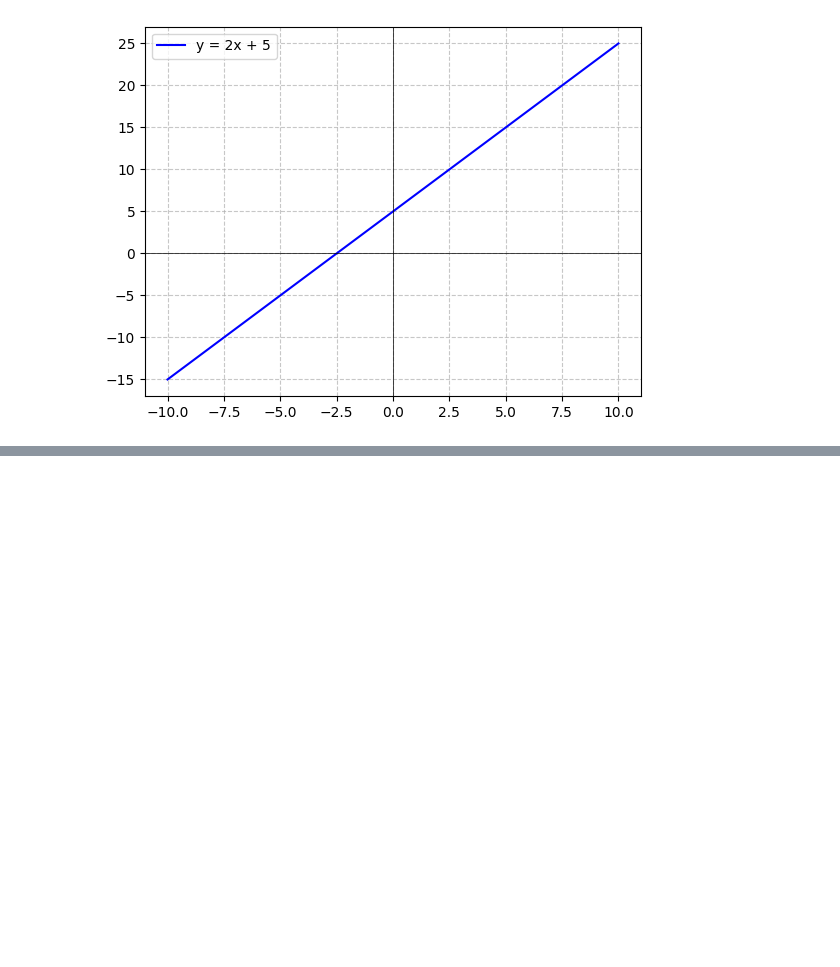
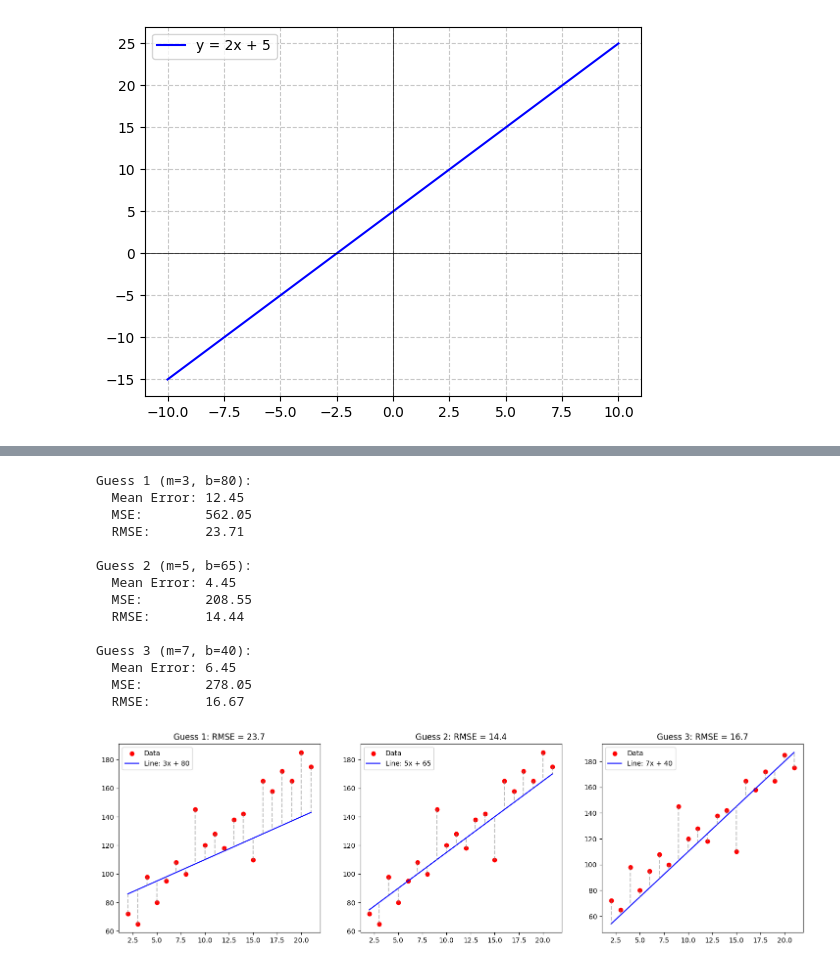
Before and after one commit to k26rahul/dl-and-genai, a Jupyter notebook: week-1/linear-regression.ipynb, the cells around one changed output, grey strips where cells are left out. Cells and saved outputs as stored; diff of their text form; code cells hidden in the pictures; blank space fills up the shorter version.

```diff
--- a/week-1/linear-regression.ipynb
+++ b/week-1/linear-regression.ipynb
@@ -91,0 +115,47 @@ Root Mean Squared Error (RMSE): 4.050591740466036
+# %%
+# 1. Hardcoded Data (20 samples)
+age = np.array([2,  3,  4,  5,  6,  7,  8,  9, 10, 11,
+                12, 13, 14, 15, 16, 17, 18, 19, 20, 21])
+height = np.array([72,  65,  98,  80,  95, 108, 100, 145, 120, 128,
+                   118, 138, 142, 110, 165, 158, 172, 165, 185, 175])
+
+# 2. Manual Guesses (m, b)
+guesses = [(3, 80), (5, 65), (7, 40)]  # Guess 1, Guess 2, Guess 3
+
+# 3. Plotting & Metrics
+fig, axes = plt.subplots(1, 3, figsize=(18, 5))
+
+for i, (m, b) in enumerate(guesses):
+  # Predictions & Residuals
+  y_pred = m * age + b
+  residuals = height - y_pred
+
+  # Metrics
+  mse = np.mean(residuals**2)
+  print(f"Guess {i+1} (m={m}, b={b}):")
+  print(f"  Mean Error: {np.mean(residuals):.2f}")
+  print(f"  MSE:        {mse:.2f}")
+  print(f"  RMSE:       {np.sqrt(mse):.2f}\n")
+
+  # Plot
+  _ = axes[i].scatter(age, height, color='red', label='Data')
+  _ = axes[i].plot(age, y_pred, color='blue', label=f'Line: {m}x + {b}')
+  _ = axes[i].vlines(age, height, y_pred, color='gray', linestyle='--', alpha=0.5)
+  _ = axes[i].set_title(f'Guess {i+1}: RMSE = {np.sqrt(mse):.1f}')
+  _ = axes[i].legend()
+# %% [output]
+Guess 1 (m=3, b=80):
+  Mean Error: 12.45
+  MSE:        562.05
+  RMSE:       23.71
+
+Guess 2 (m=5, b=65):
+  Mean Error: 4.45
+  MSE:        208.55
+  RMSE:       14.44
+
+Guess 3 (m=7, b=40):
+  Mean Error: 6.45
+  MSE:        278.05
+  RMSE:       16.67
+[figure, added]
```
Also changed, not shown: parts of 21 cells of this notebook.
